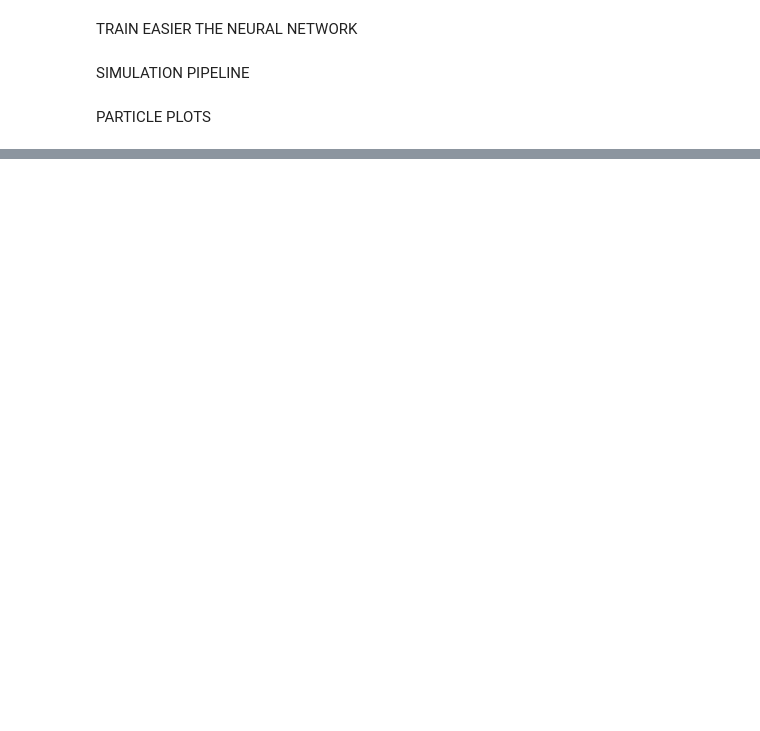
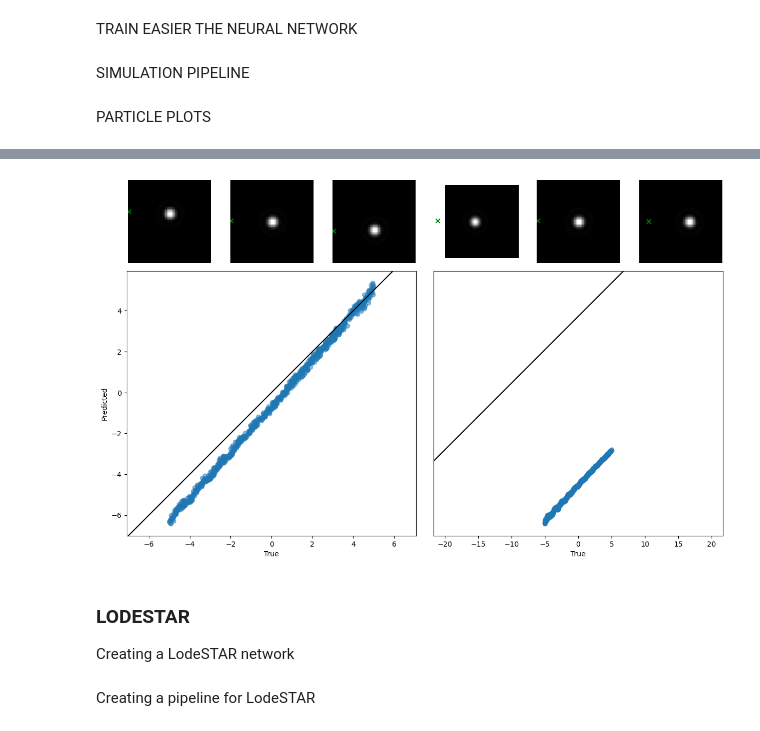
Before and after one commit to Penelopeeirini/Master-Thesis, a Jupyter notebook: Deeptrack2.ipynb, the cells around one changed output, grey strips where cells are left out. Cells and saved outputs as stored; diff of their text form; code cells hidden in the pictures; blank space fills up the shorter version.

```diff
--- a/Deeptrack2.ipynb
+++ b/Deeptrack2.ipynb
@@ -48,0 +87,10 @@ plt.show()
+# %%
+def geometric_loss(transformation, prediction):
+  de_transformed = prediction - transformation
+  distance = K.std(de_transformed, axis=0)
+  return distance
+# transformation contains the translation applied to the images
+# shape: (batch_size, 2)
+# prediction contains the predicted position of the object in the images
+# shape: (batch_size, 2)
+model.compile(loss=geometric_loss, optimizer="adam")
@@ -48,0 +131,6 @@ plt.show()
+# %%
+training_data_size = 100
+for epoch in range(20):
+  print("Epoch: ", epoch)
+  loss = train_epoch(data[:training_data_size])
+  print("\nLoss: ", loss)
@@ -48,0 +155,57 @@ plt.show()
+# %%
+predictions = model.predict(data[training_data_size:])
+gt = ground_truth[training_data_size:] - IMAGE_SIZE / 2
+plt.figure(figsize=(15, 9))
+grid = plt.GridSpec(4, 6, wspace=0.2, hspace=0.1)
+
+plt.subplot(grid[1:, : 3])
+plt.scatter(
+    gt[:, 0],
+    predictions[:, 0],
+    alpha=0.5,
+)
+plt.axline((-5, -5), (5, 5), color="black")
+plt.xlabel("True")
+plt.ylabel("Predicted")
+plt.axis("equal")
+
+plt.subplot(grid[1:, 3:])
+plt.scatter(
+    gt[:, 1],
+    predictions[:, 1],
+    alpha=0.5,
+)
+plt.axline((-5, -5), (5, 5), color="black")
+plt.xlabel("True")
+plt.axis("equal")
+plt.yticks([])
+
+for idx, offset in enumerate(np.linspace(-5, 5, 3)):
+  # Create new data at specific offsets
+  image_offset_x = data_simulation(position=(IMAGE_SIZE / 2 + offset,
+                                             IMAGE_SIZE / 2))
+  image_offset_y = data_simulation(position=(IMAGE_SIZE / 2, IMAGE_SIZE /
+                                             2 + offset))
+  predicted_positions = model.predict_on_batch(np.array([image_offset_x,
+                                                         image_offset_y]))
+  plt.subplot(grid[0, idx])
+  plt.imshow(image_offset_x, cmap="gray")
+  plt.scatter(
+      IMAGE_SIZE / 2 + predicted_positions[0, 1],
+      IMAGE_SIZE / 2 + predicted_positions[0, 0],
+      color="g",
+      marker="x"
+  )
+  plt.axis("off")
+  plt.subplot(grid[0, 3 + idx])
+  plt.imshow(image_offset_y, cmap="gray")
+  plt.scatter(
+    IMAGE_SIZE / 2 + predicted_positions[1, 1],
+    IMAGE_SIZE / 2 + predicted_positions[1, 0],
+    color="g",
+    marker="x"
+  )
+  plt.axis("off")
+
+plt.show()
+# %% [output]
@@ -48,0 +213,4 @@ plt.show()
+[figure, added]
+# %% [markdown]
+### **LODESTAR**
+Creating a LodeSTAR network
@@ -48,0 +226,2 @@ plt.show()
+# %% [markdown]
+Creating a pipeline for LodeSTAR
```
Also changed, not shown: parts of 15 cells of this notebook.
